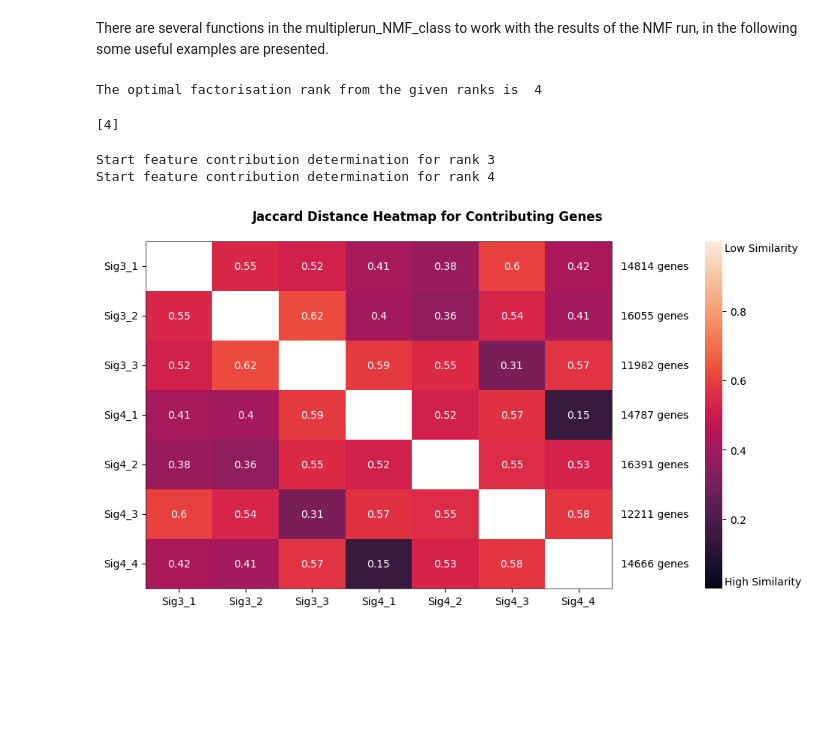
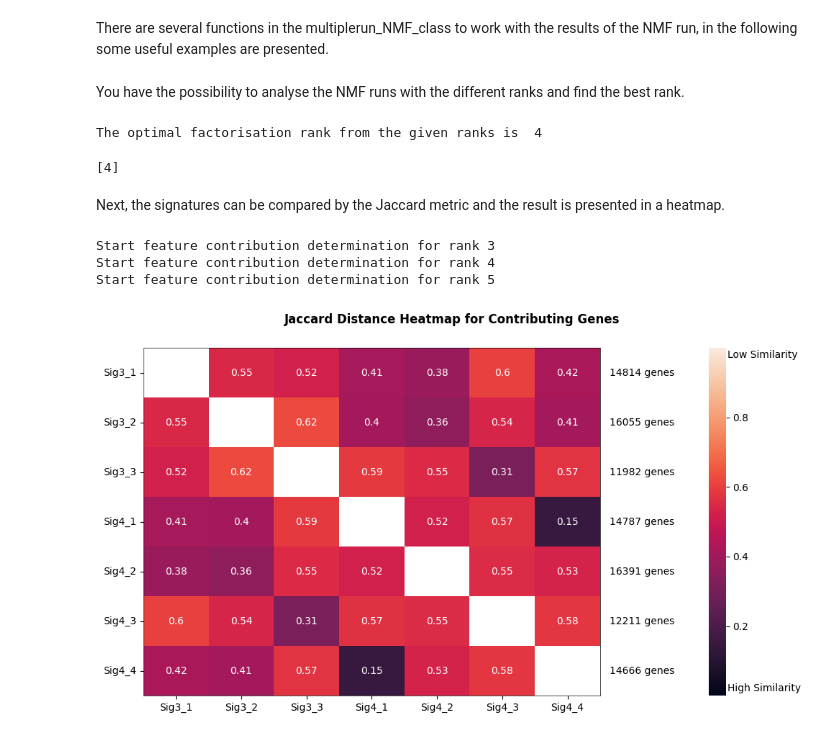
Before and after one commit to hdsu-bioquant/ButcherPy, a Jupyter notebook: vignettes/nmf_vignette.ipynb, the cells around one changed output. Saved outputs shown, nothing was run; the diff lists cells and outputs as text; code cells hidden in the pictures; blank space fills up the shorter version.

```diff
--- a/vignettes/nmf_vignette.ipynb
+++ b/vignettes/nmf_vignette.ipynb
@@ -90,7 +94,7 @@ adata = rds_to_ann(path_to_rdata, gene_annot=gene_annot, sample_annot=sample_ann
 # %% [markdown]
 ## Define the remaining parameters for the NMF run
 # %%
-test_ranks = [3, 4]
+test_ranks = [3, 4, 5]
 tn_initializations = 10
 titerations = 100
 tseed = 123
@@ -115,6 +121,8 @@ NMF converges after 100, 100, 100, 100, 100, 100, 100, 100, 100, 100 iterations
 ## Working with the NMF results
 # %% [markdown]
 There are several functions in the multiplerun_NMF_class to work with the results of the NMF run, in the following some useful examples are presented.
+# %% [markdown]
+You have the possibility to analyse the NMF runs with the different ranks and find the best rank.
 # %%
 # First, metrics for the different runs are calculated
 nmf_multiple.compute_OptKStats_NMF()
@@ -123,13 +131,16 @@ nmf_multiple.compute_OptK()
 # %% [output]
 The optimal factorisation rank from the given ranks is  4
 [4]
+# %% [markdown]
+Next, the signatures can be compared by the Jaccard metric and the result is presented in a heatmap.
 # %%
 # Check which feature contributes to which signature
 nmf_multiple.WcomputeFeatureStats()
 # Create a heatmap showing the jaccard distance between the sets of contributing genes of all signatures
 your_path = "SignatureComparison.png"
-nmf_multiple.signature_heatmap(your_path)
+nmf_multiple.signature_heatmap(your_path, [3, 4])
 # %% [output]
 Start feature contribution determination for rank 3
 Start feature contribution determination for rank 4
+Start feature contribution determination for rank 5
-[figure, old version]
+[figure, new version]
```
Also changed, not shown: parts of 10 cells of this notebook, 2 other files.
